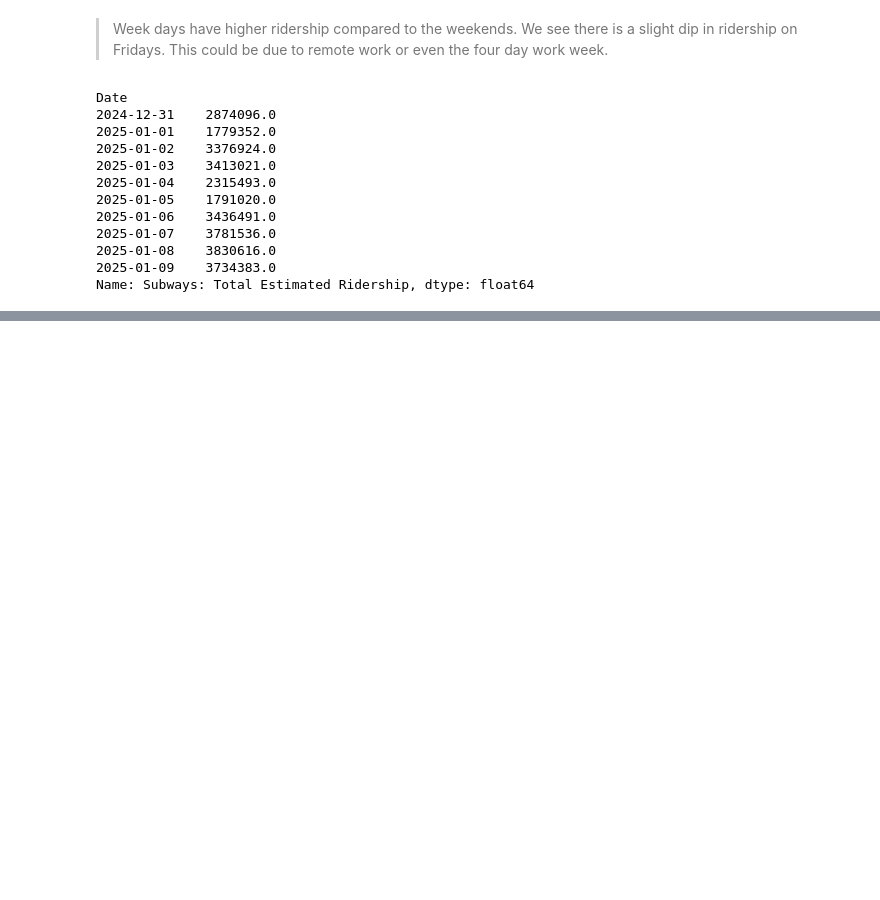
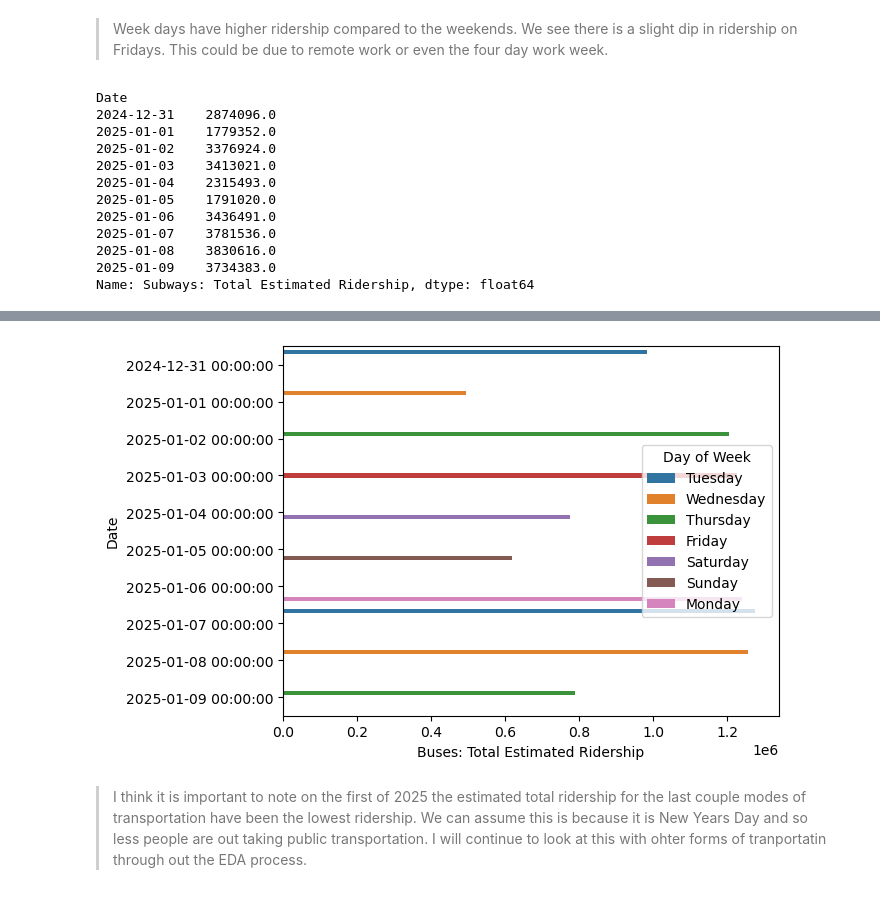
Before and after one commit to alishanstyles/MTA-Daily-Ridership, a Jupyter notebook: Untitled.ipynb, the cells around one changed output, grey strips where cells are left out. Saved outputs shown, nothing was run; the diff lists cells and outputs as text; code cells hidden in the pictures; blank space fills up the shorter version.

```diff
--- a/Untitled.ipynb
+++ b/Untitled.ipynb
@@ -405,0 +468,9 @@ Name: Subways: Total Estimated Ridership, dtype: float64
+# %%
+sns.barplot(data = last_ten,
+            x = 'Buses: Total Estimated Ridership',
+            y = 'Date',
+            hue = 'Day of Week');
+# %% [output]
+[figure, added]
+# %% [markdown]
+> I think it is important to note on the first of 2025 the estimated total ridership for the last couple modes of transportation have been the lowest ridership. We can assume this is because it is New Years Day and so less people are out taking public transportation. I will continue to look at this with ohter forms of tranportatin through out the EDA process.
```
Also changed, not shown: parts of 20 cells of this notebook.
